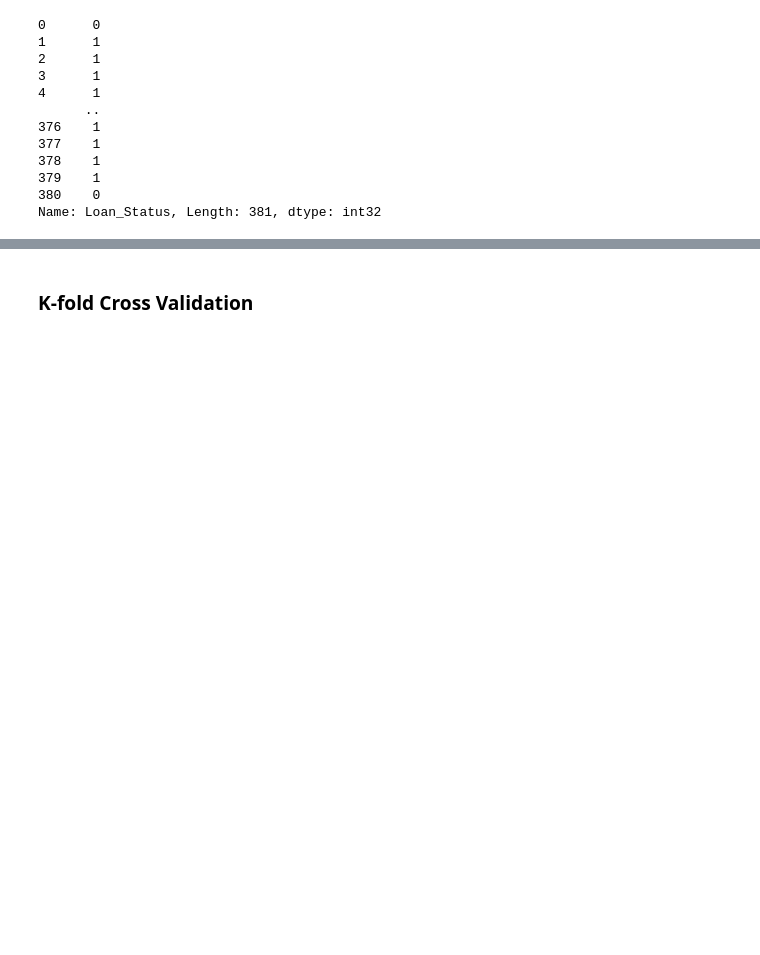
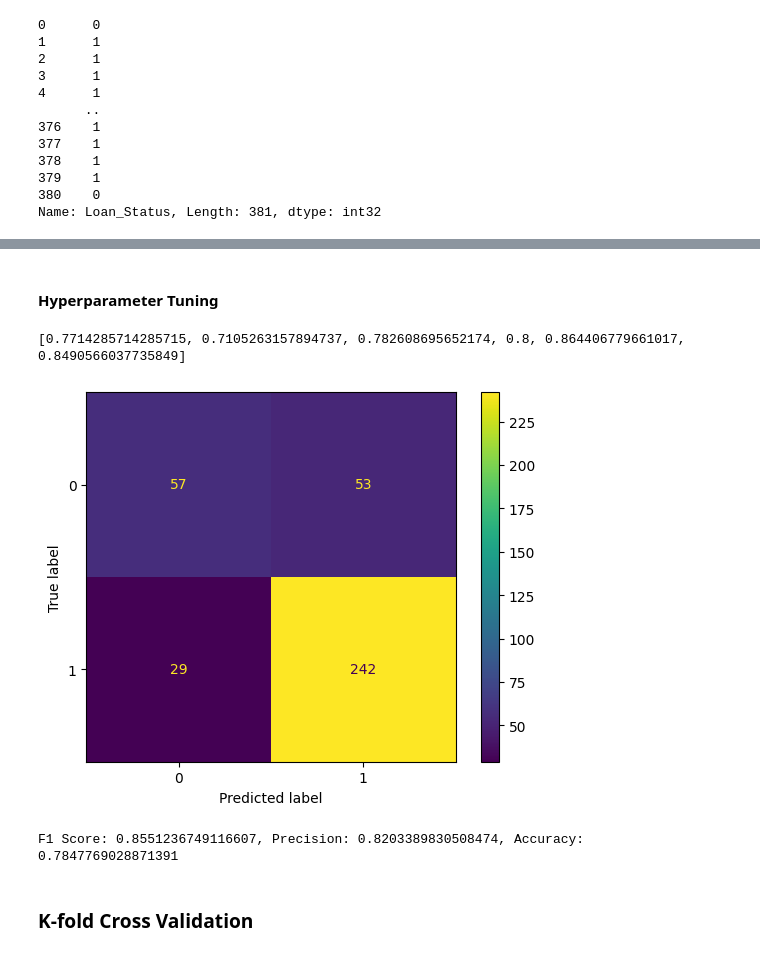
Before and after one commit to Cindy-Amaral/LoanApproval, a Jupyter notebook: eda.ipynb, the cells around one changed output, grey strips where cells are left out. Cells and saved outputs as stored; diff of their text form; code cells hidden in the pictures; blank space fills up the shorter version.

```diff
--- a/eda.ipynb
+++ b/eda.ipynb
@@ -295,3 +295,39 @@ F1 Score: 0.8461538461538461, Precision: 0.7432432432432432, Accuracy: 0.7402597
+# %% [markdown]
+#### Hyperparameter Tuning
+# %%
+priors_list = [None, [0.1, 0.9], [0.3, 0.7], [0.5, 0.5], [0.7, 0.3], [0.9, 0.1]]
+precision_scores = []
+
+for i in priors_list:
+    nb = GaussianNB(priors=i)
+    nb.fit(X_train, y_train)
+    y_pred = nb.predict(X_test)
+    score = precision_score(y_test, y_pred)
+    precision_scores.append(score)
+
+print(precision_scores)
+#var smoothing results {1e-11: 0.7714285714285715, 1e-10: 0.7714285714285715, 1e-09: 0.7714285714285715, 1e-08: 0.7714285714285715, 1e-07: 0.7714285714285715}
+# %% [output]
+[0.7714285714285715, 0.7105263157894737, 0.782608695652174, 0.8, 0.864406779661017, 0.8490566037735849]
+# %%
+#tuned model for precision
+nb = GaussianNB(priors=[0.7, 0.3], var_smoothing=1e-09)
+nb.fit(X, y)
+y_pred = nb.predict(X)
+
+cm = confusion_matrix(y, y_pred)
+disp = ConfusionMatrixDisplay(confusion_matrix=cm, display_labels=nb.classes_)
+disp.plot()
+plt.show()
+# %% [output]
+[figure, added]
+# %%
+fscore_test = f1_score(y, y_pred)
+precision_test = precision_score(y, y_pred)
+accuracy_test = accuracy_score(y, y_pred)
+print(f'F1 Score: {fscore_test}, Precision: {precision_test}, Accuracy: {accuracy_test}')
+# %% [output]
+F1 Score: 0.8551236749116607, Precision: 0.8203389830508474, Accuracy: 0.7847769028871391
 # %% [markdown]
 ### K-fold Cross Validation
 # %%
```
Also changed, not shown: parts of 9 cells of this notebook, 2 other files.
